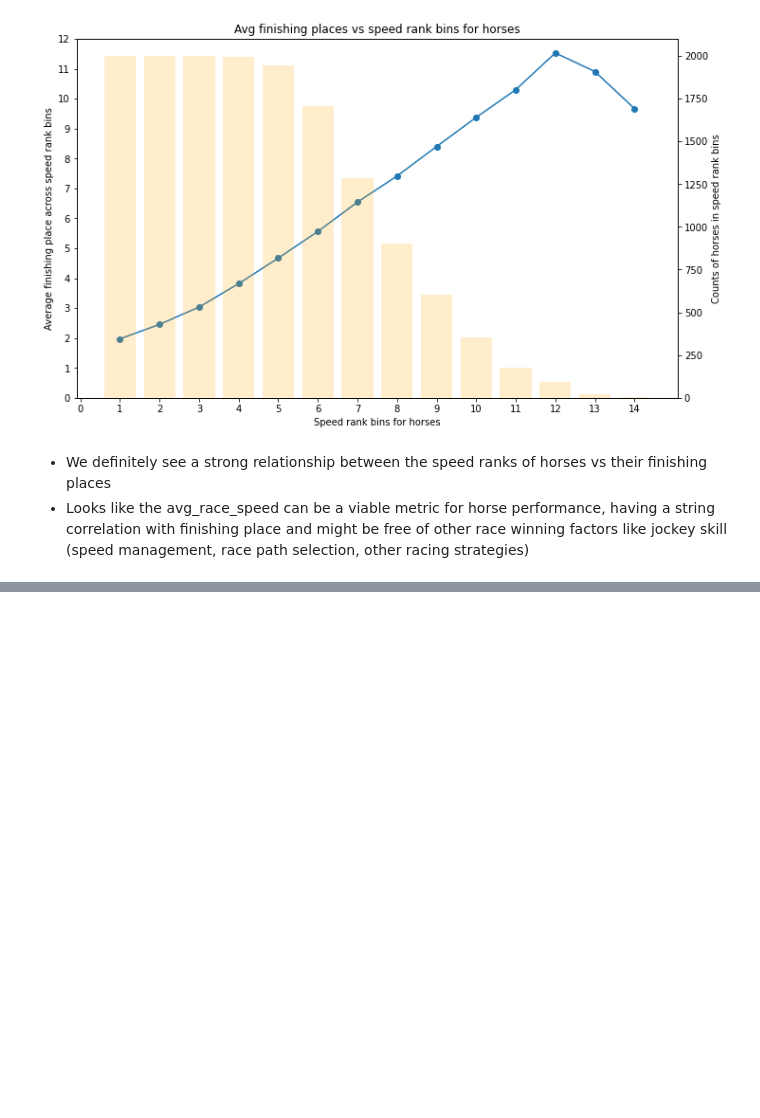
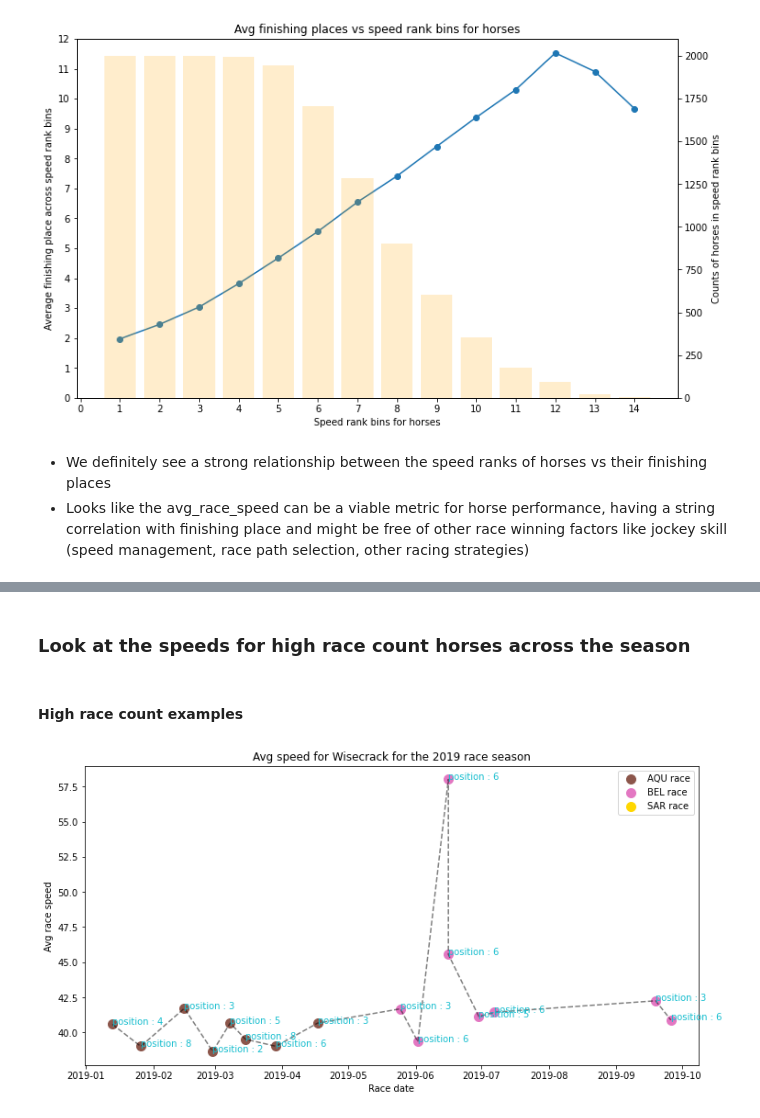
Before and after one commit to parthnaik13/NYRA, a Jupyter notebook: 4_1_POC1.ipynb, the cells around one changed output, grey strips where cells are left out. Drawn from its saved outputs; the diff is of its cells as text; code cells hidden in the pictures; blank space fills up the shorter version.

Commit message:
Framework to view horse performance over the season - look at more examples next

```diff
--- a/4_1_POC1.ipynb
+++ b/4_1_POC1.ipynb
@@ -112,0 +152,45 @@ plt.show()
+# %% [markdown]
+### Look at the speeds for high race count horses across the season
+# %%
+def horse_season(races_df):
+  """
+  Function plots the avg speed for a horse across the 2019 season given races
+  Input: df containing race data for horse of interest
+  """
+  # Sort races by their dates
+  races_df = races_df.sort_values('race_date', ascending = True)
+
+  # Generate the performance plot
+
+  # Create a avg race speed plot across the season with markers for venues / race tracks
+  plt.figure(figsize = (12, 6))
+  plt.plot(races_df['race_date'], races_df['avg_race_speed'], '--', color = 'black', alpha = 0.5)
+  # Points to identify AQU races
+  plt.scatter(races_df.loc[races_df['track_id'] == 'AQU', 'race_date'], races_df.loc[races_df['track_id'] == 'AQU', 'avg_race_speed'], s = 100, color = 'tab:brown', label = 'AQU race')
+  # Points to identify BEL races
+  plt.scatter(races_df.loc[races_df['track_id'] == 'BEL', 'race_date'], races_df.loc[races_df['track_id'] == 'BEL', 'avg_race_speed'], s = 100, color = 'tab:pink', label = 'BEL race')
+  # Points to identify SAR races
+  plt.scatter(races_df.loc[races_df['track_id'] == 'SAR', 'race_date'], races_df.loc[races_df['track_id'] == 'SAR', 'avg_race_speed'], s = 100, color = 'gold', label = 'SAR race')
+
+  ax = plt.gca() # Get current axis (for the annotations)
+  # Annotate finish positions
+  for index, row in races_df.iterrows():
+    ax.annotate(s = 'position : '+ str(row['finishing_place']), xy = (row['race_date'], row['avg_race_speed']), color = 'tab:cyan')
+
+  # Show the legend
+  plt.legend()
+  # Axis labels
+  plt.xlabel('Race date')
+  plt.ylabel('Avg race speed')
+  # Title
+  horse_name = races_df['horse_name'].iloc[0]
+  plt.title(f'Avg speed for {horse_name} for the 2019 race season')
+  # Show the plot
+  plt.show()
+# %% [markdown]
+#### High race count examples
+# %%
+horse_id = 402
+horse_season(nyra_typical_races_df.loc[nyra_typical_races_df['horse_id'] == horse_id, :])
+# %% [output]
+[figure, added]
```
Also changed, not shown: parts of 16 cells of this notebook.
